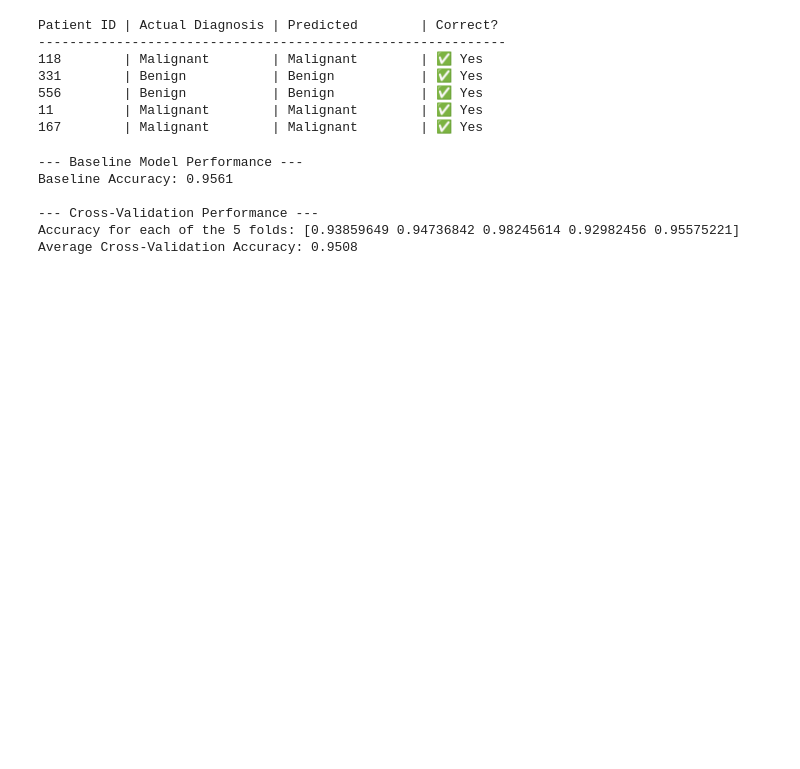
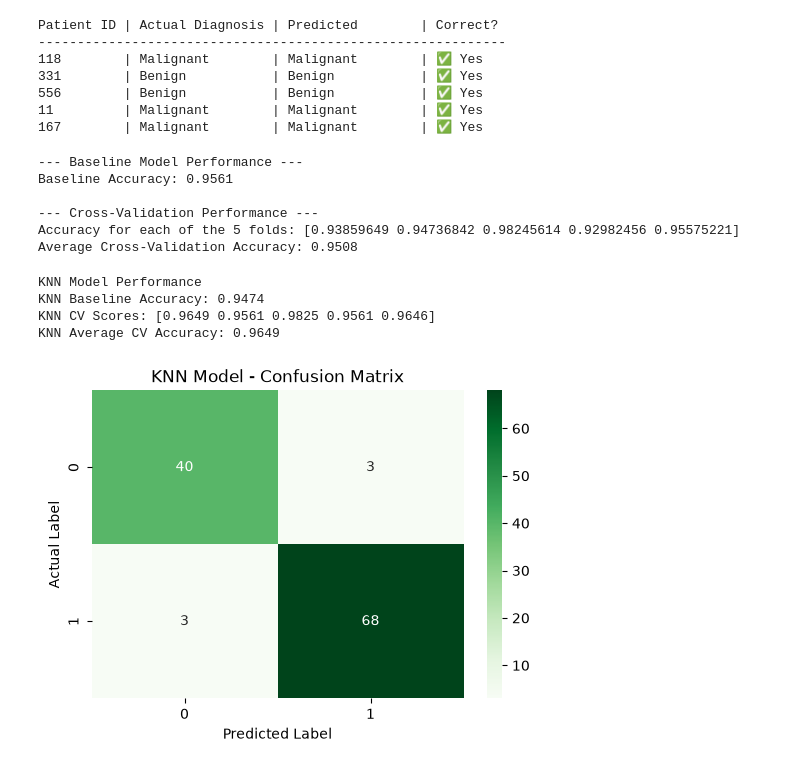
Before and after one commit to RashmikaKDH/breast-cancer-logistic-regression, a Jupyter notebook: breast-cancer-Prediction.ipynb, the cells around one changed output. Drawn from its saved outputs; the diff is of its cells as text; code cells hidden in the pictures; blank space fills up the shorter version.

Commit message:
Add KNN baseline and confusion matrix
This commit adds a KNN classifier workflow to the breast cancer prediction notebook, including feature scaling, train/test evaluation, 5-fold cross-validation, and a confusion matrix heatmap for model diagnostics. It also updates notebook metadata to hide the source of an earlier code cell.

```diff
--- a/breast-cancer-Prediction.ipynb
+++ b/breast-cancer-Prediction.ipynb
@@ -91,3 +91,44 @@ Baseline Accuracy: 0.9561
 --- Cross-Validation Performance ---
 Accuracy for each of the 5 folds: [0.93859649 0.94736842 0.98245614 0.92982456 0.95575221]
 Average Cross-Validation Accuracy: 0.9508
+# %%
+from sklearn.neighbors import KNeighborsClassifier
+from sklearn.preprocessing import StandardScaler
+from sklearn.metrics import accuracy_score
+from sklearn.model_selection import cross_val_score
+import numpy as np
+
+scaler = StandardScaler()
+X_train_scaled = scaler.fit_transform(X_train)
+X_test_scaled = scaler.transform(X_test)
+X_scaled = scaler.fit_transform(X)
+# %%
+knn_model = KNeighborsClassifier(n_neighbors=5)
+
+knn_model.fit(X_train_scaled, y_train)
+
+knn_pred = knn_model.predict(X_test_scaled)
+knn_accuracy = accuracy_score(y_test, knn_pred)
+
+knn_cv_scores = cross_val_score(knn_model, X_scaled, y, cv=5, scoring='accuracy')
+
+print("KNN Model Performance")
+print(f"KNN Baseline Accuracy: {knn_accuracy:.4f}")
+print(f"KNN CV Scores: {np.round(knn_cv_scores, 4)}")
+print(f"KNN Average CV Accuracy: {np.mean(knn_cv_scores):.4f}")
+# %% [output]
+KNN Model Performance
+KNN Baseline Accuracy: 0.9474
+KNN CV Scores: [0.9649 0.9561 0.9825 0.9561 0.9646]
+KNN Average CV Accuracy: 0.9649
+# %%
+knn_cm = confusion_matrix(y_test, knn_pred)
+
+plt.figure(figsize=(6,4))
+sns.heatmap(knn_cm, annot=True, fmt='d', cmap='Greens')
+plt.title('KNN Model - Confusion Matrix')
+plt.xlabel('Predicted Label')
+plt.ylabel('Actual Label')
+plt.show()
+# %% [output]
+[figure, added]
```
